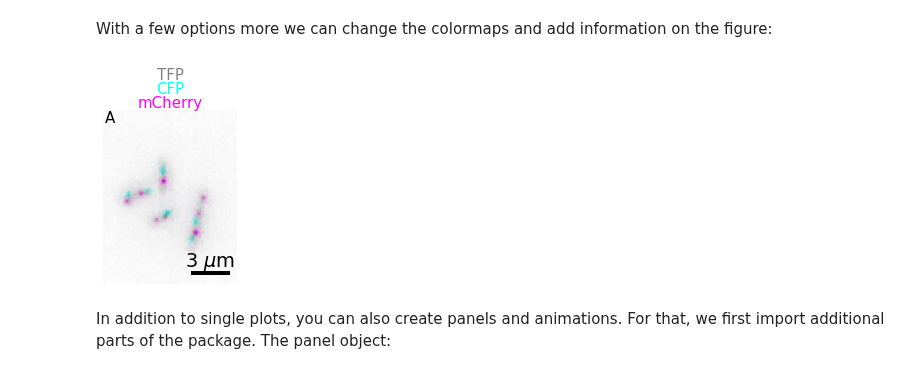
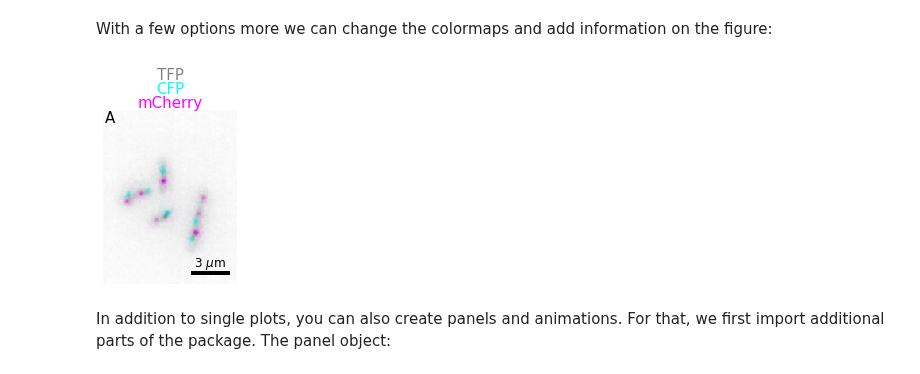
Before and after one commit to guiwitz/microfilm, a Jupyter notebook: docs/first_plot.ipynb, the cells around one changed output. Saved outputs shown, nothing was run; the diff lists cells and outputs as text; code cells hidden in the pictures.

Commit message:
fix scalebar size

```diff
--- a/docs/first_plot.ipynb
+++ b/docs/first_plot.ipynb
@@ -28,9 +28,9 @@ With a few options more we can change the colormaps and add information on the f
 # %%
 microshow(image_t0, cmaps=['gray','pure_cyan','pure_magenta'], flip_map=True,
                               label_text='A', label_color='black', channel_label_show=True, channel_names=['TFP','CFP','mCherry'],
-                              unit='um', scalebar_unit_per_pix=0.06, scalebar_size_in_units=3, scalebar_color='black');
+                              unit='um', scalebar_unit_per_pix=0.06, scalebar_size_in_units=3, scalebar_color='black', scalebar_font_size=0.05);
 # %% [output]
-[figure, old version]
+[figure, new version]
 # %% [markdown]
 In addition to single plots, you can also create panels and animations. For that, we first import additional parts of the package. The panel object:
 # %%
```
Also changed, not shown: parts of 1 cell of this notebook.
